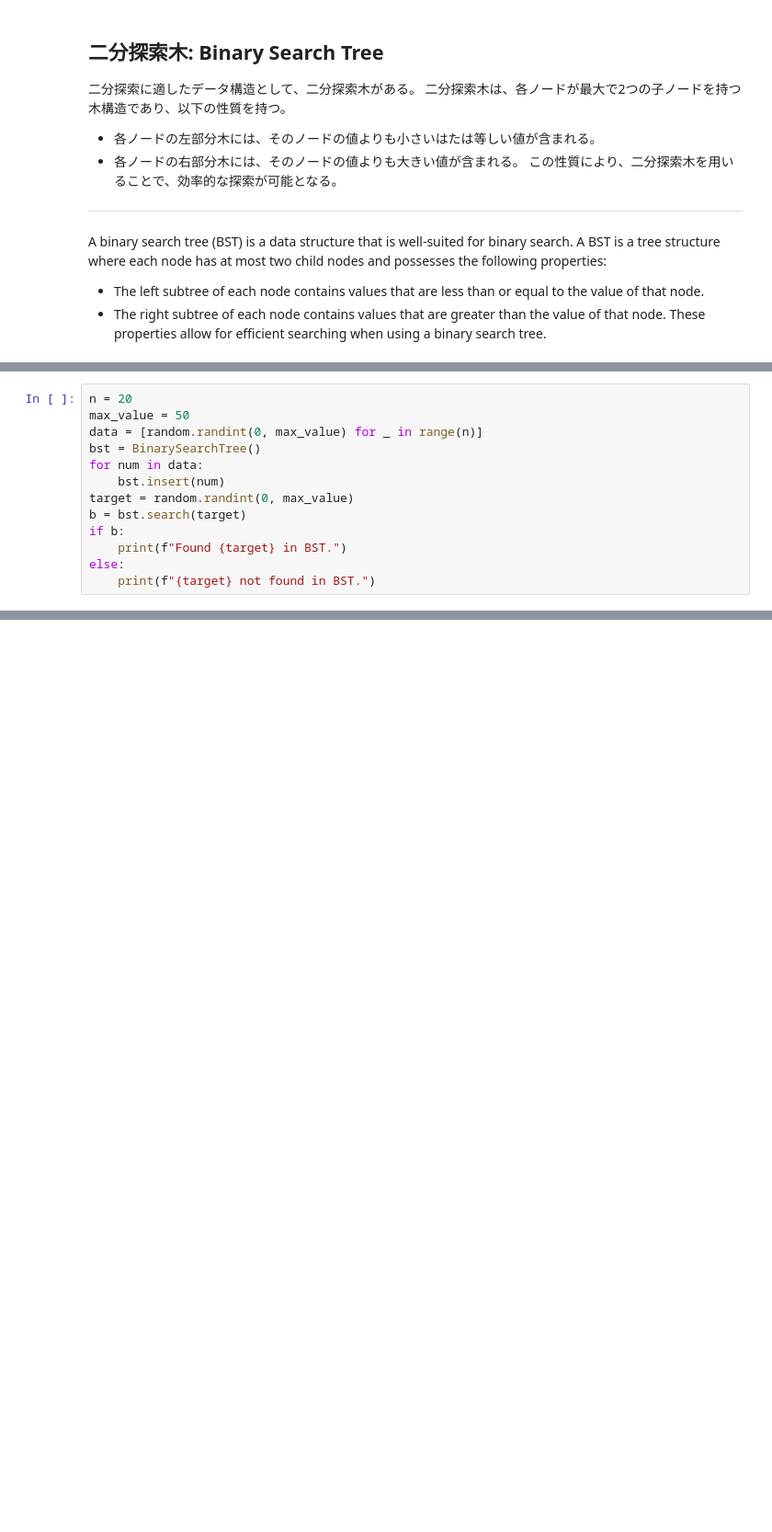
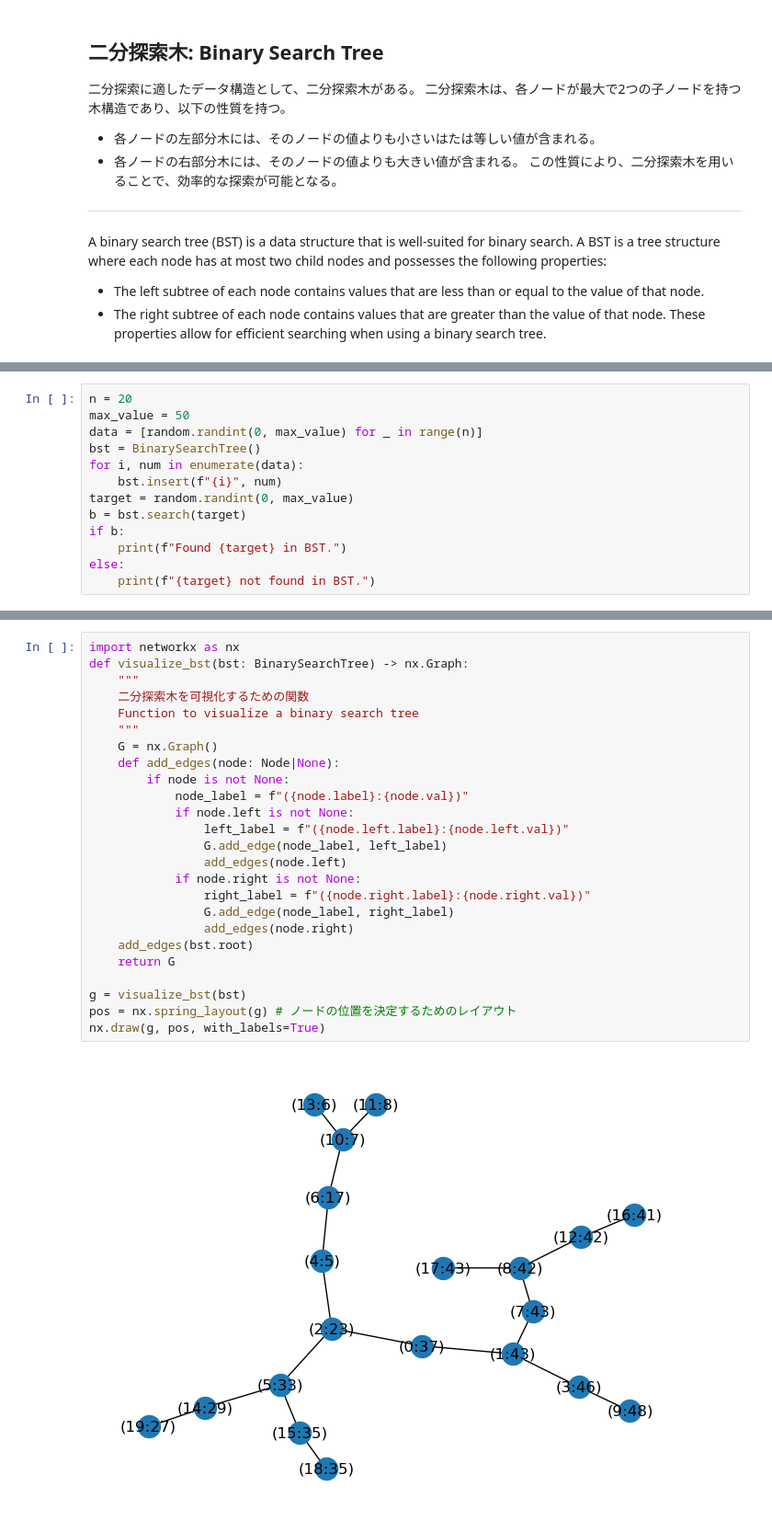
Before and after one commit to algorithms-and-dataStructure-nu/07.Searching, a Jupyter notebook: 07.Searching.ipynb, the cells around one changed output, grey strips where cells are left out. Shown at 92% size. Drawn from its saved outputs; the diff is of its cells as text; blank space fills up the shorter version.

```diff
--- a/07.Searching.ipynb
+++ b/07.Searching.ipynb
@@ -172,8 +218,8 @@ n = 20
 max_value = 50
 data = [random.randint(0, max_value) for _ in range(n)]
 bst = BinarySearchTree()
-for num in data:
-    bst.insert(num)
+for i, num in enumerate(data):
+    bst.insert(f"{i}", num)
 target = random.randint(0, max_value)
 b = bst.search(target)
 if b:
@@ -182,0 +234,27 @@ else:
+# %%
+import networkx as nx
+def visualize_bst(bst: BinarySearchTree) -> nx.Graph:
+    """
+    二分探索木を可視化するための関数
+    Function to visualize a binary search tree
+    """
+    G = nx.Graph()
+    def add_edges(node: Node|None):
+        if node is not None:
+            node_label = f"({node.label}:{node.val})"
+            if node.left is not None:
+                left_label = f"({node.left.label}:{node.left.val})"
+                G.add_edge(node_label, left_label)
+                add_edges(node.left)
+            if node.right is not None:
+                right_label = f"({node.right.label}:{node.right.val})"
+                G.add_edge(node_label, right_label)
+                add_edges(node.right)
+    add_edges(bst.root)
+    return G
+
+g = visualize_bst(bst)
+pos = nx.spring_layout(g) # ノードの位置を決定するためのレイアウト
+nx.draw(g, pos, with_labels=True)
+# %% [output]
+[figure, added]
```
Also changed, not shown: parts of 8 cells of this notebook.
